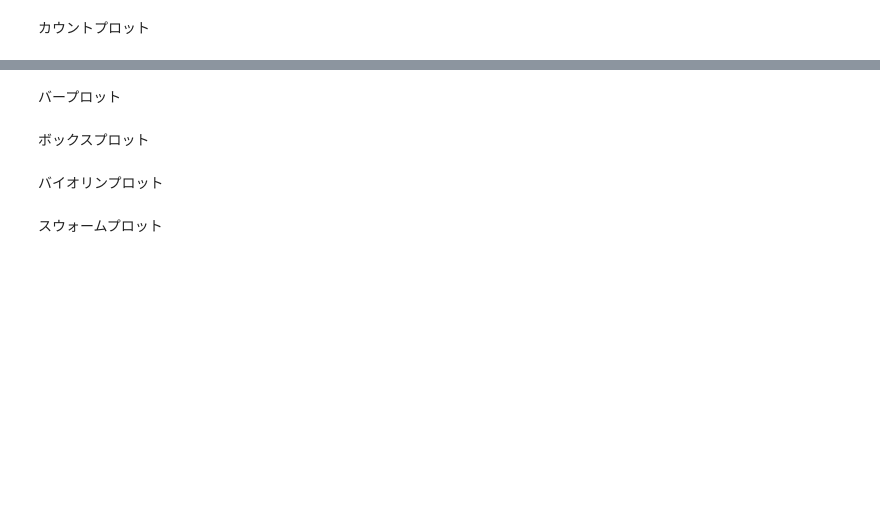
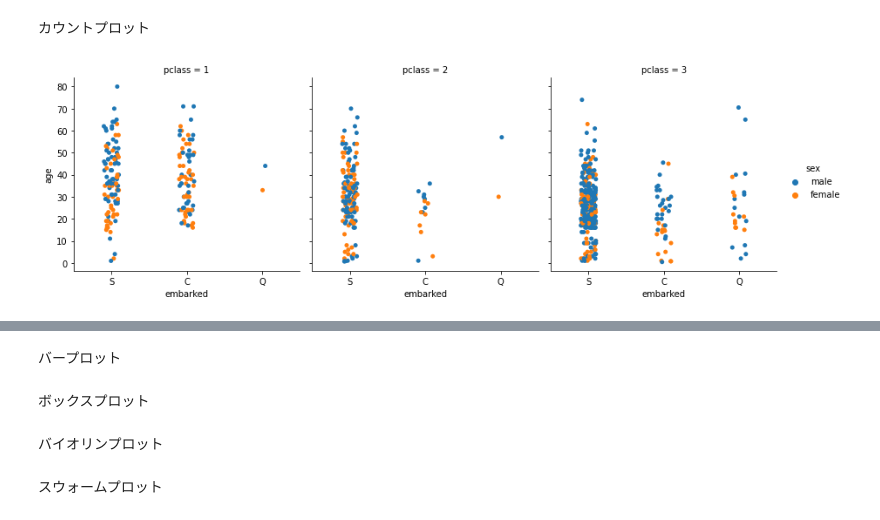
Before and after one commit to arata234/DataScience, a Jupyter notebook: pandas_practice/4_Categolical_plot.ipynb, the cells around one changed output, grey strips where cells are left out. Drawn from its saved outputs; the diff is of its cells as text; code cells hidden in the pictures; blank space fills up the shorter version.

```diff
--- a/pandas_practice/4_Categolical_plot.ipynb
+++ b/pandas_practice/4_Categolical_plot.ipynb
@@ -506,3 +506,5 @@ df.to_csv("./data/titanic_non_null.csv", index=False)
 ---
 # %% [markdown]
 キャットプロットとストリッププロット
+# %%
+df = pd.read_csv("./data/titanic_non_null.csv")
@@ -509,2 +528,8 @@ df.to_csv("./data/titanic_non_null.csv", index=False)
 # %% [markdown]
 カウントプロット
+# %%
+sns.catplot(data=df, x='embarked', y='age', hue="sex",
+            height=4, col='pclass')
+plt.show()
+# %% [output]
+[figure, added]
```
Also changed, not shown: parts of 6 cells of this notebook.
